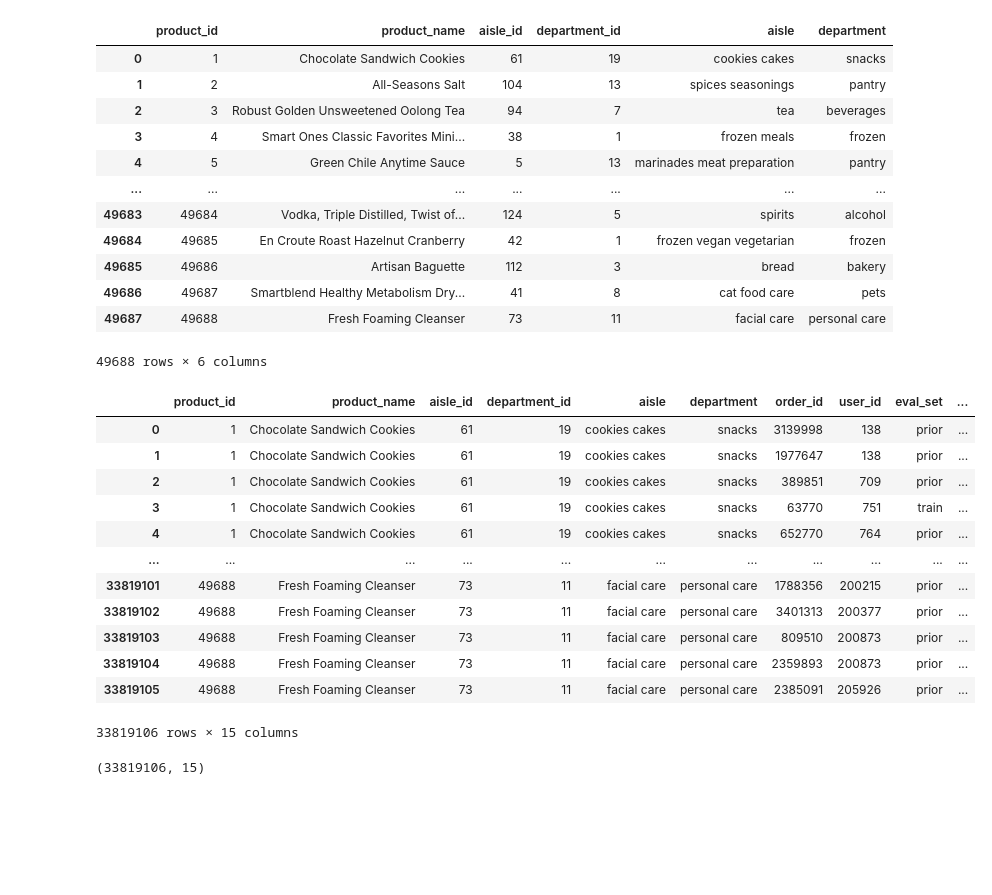
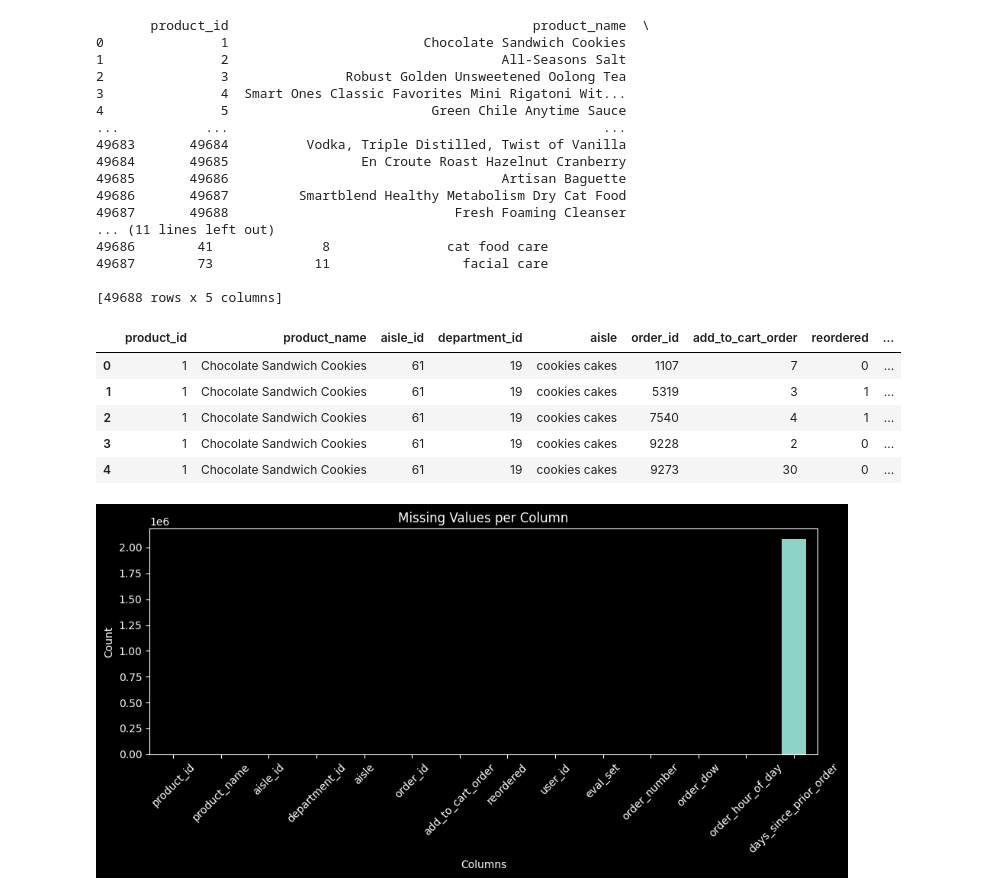
Before and after one commit to frieh7/Fall2025_DS230_Final-project, a Jupyter notebook: main.ipynb, the cells around one changed output. Saved outputs shown, nothing was run; the diff lists cells and outputs as text; code cells hidden in the pictures; blank space fills up the shorter version.

Commit message:
Exploratory Data Analysis

```diff
--- a/main.ipynb
+++ b/main.ipynb
@@ -99,41 +175,47 @@ all_product.head()
 # %%
-X=(products.merge(aisles,on='aisle_id').merge(departments,on='department_id'))
-X
+static_info = pd.merge(products, aisles, on='aisle_id')
+static_into =  pd.merge(static_info, departments, on='department_id')
+print(static_info)
 # %% [output]
-|  | product_id | product_name | aisle_id | department_id | aisle | department |
-| 0 | 1 | Chocolate Sandwich Cookies | 61 | 19 | cookies cakes | snacks |
-| 1 | 2 | All-Seasons Salt | 104 | 13 | spices seasonings | pantry |
-| 2 | 3 | Robust Golden Unsweetened Oolong Tea | 94 | 7 | tea | beverages |
-| 3 | 4 | Smart Ones Classic Favorites Mini... | 38 | 1 | frozen meals | frozen |
-| 4 | 5 | Green Chile Anytime Sauce | 5 | 13 | marinades meat preparation | pantry |
-| ... | ... | ... | ... | ... | ... | ... |
-| 49683 | 49684 | Vodka, Triple Distilled, Twist of... | 124 | 5 | spirits | alcohol |
-| 49684 | 49685 | En Croute Roast Hazelnut Cranberry | 42 | 1 | frozen vegan vegetarian | frozen |
-| 49685 | 49686 | Artisan Baguette | 112 | 3 | bread | bakery |
-| 49686 | 49687 | Smartblend Healthy Metabolism Dry... | 41 | 8 | cat food care | pets |
-| 49687 | 49688 | Fresh Foaming Cleanser | 73 | 11 | facial care | personal care |
-49688 rows × 6 columns
+       product_id                                       product_name  \
+0               1                         Chocolate Sandwich Cookies
+1               2                                   All-Seasons Salt
+2               3               Robust Golden Unsweetened Oolong Tea
+3               4  Smart Ones Classic Favorites Mini Rigatoni Wit...
+4               5                          Green Chile Anytime Sauce
+...           ...                                                ...
+49683       49684          Vodka, Triple Distilled, Twist of Vanilla
+49684       49685                 En Croute Roast Hazelnut Cranberry
+49685       49686                                   Artisan Baguette
+49686       49687         Smartblend Healthy Metabolism Dry Cat Food
+49687       49688                             Fresh Foaming Cleanser
+... (11 lines left out)
+49686        41              8               cat food care
+49687        73             11                 facial care
+
+[49688 rows x 5 columns]
 # %%
-all=\
-orders.merge(all_product,on='order_id')
-all=\
-X.merge(all,on='product_id')
-all
+merged_prior = pd.merge(static_info, order_products__prior, on='product_id')
+merged_prior = pd.merge(merged_prior, orders, on='order_id')
+merged_prior.head()
 # %% [output]
-|  | product_id | product_name | aisle_id | department_id | aisle | department | order_id | user_id | eval_set | ... |
-| 0 | 1 | Chocolate Sandwich Cookies | 61 | 19 | cookies cakes | snacks | 3139998 | 138 | prior | ... |
-| 1 | 1 | Chocolate Sandwich Cookies | 61 | 19 | cookies cakes | snacks | 1977647 | 138 | prior | ... |
-| 2 | 1 | Chocolate Sandwich Cookies | 61 | 19 | cookies cakes | snacks | 389851 | 709 | prior | ... |
-| 3 | 1 | Chocolate Sandwich Cookies | 61 | 19 | cookies cakes | snacks | 63770 | 751 | train | ... |
-| 4 | 1 | Chocolate Sandwich Cookies | 61 | 19 | cookies cakes | snacks | 652770 | 764 | prior | ... |
-| ... | ... | ... | ... | ... | ... | ... | ... | ... | ... | ... |
-| 33819101 | 49688 | Fresh Foaming Cleanser | 73 | 11 | facial care | personal care | 1788356 | 200215 | prior | ... |
-| 33819102 | 49688 | Fresh Foaming Cleanser | 73 | 11 | facial care | personal care | 3401313 | 200377 | prior | ... |
-| 33819103 | 49688 | Fresh Foaming Cleanser | 73 | 11 | facial care | personal care | 809510 | 200873 | prior | ... |
-| 33819104 | 49688 | Fresh Foaming Cleanser | 73 | 11 | facial care | personal care | 2359893 | 200873 | prior | ... |
-| 33819105 | 49688 | Fresh Foaming Cleanser | 73 | 11 | facial care | personal care | 2385091 | 205926 | prior | ... |
+|  | product_id | product_name | aisle_id | department_id | aisle | order_id | add_to_cart_order | reordered | ... |
+| 0 | 1 | Chocolate Sandwich Cookies | 61 | 19 | cookies cakes | 1107 | 7 | 0 | ... |
+| 1 | 1 | Chocolate Sandwich Cookies | 61 | 19 | cookies cakes | 5319 | 3 | 1 | ... |
+| 2 | 1 | Chocolate Sandwich Cookies | 61 | 19 | cookies cakes | 7540 | 4 | 1 | ... |
+| 3 | 1 | Chocolate Sandwich Cookies | 61 | 19 | cookies cakes | 9228 | 2 | 0 | ... |
+| 4 | 1 | Chocolate Sandwich Cookies | 61 | 19 | cookies cakes | 9273 | 30 | 0 | ... |
-33819106 rows × 15 columns
-# %%
-all.shape
-# %% [output]
-(33819106, 15)
+# %%
+#Missing value analysis and visualization
+import matplotlib.pyplot as plt
+missing_count = merged_prior.isna().sum()
+plt.figure(figsize = (10,5))
+missing_count.plot(kind='bar')
+plt.title("Missing Values per Column")
+plt.ylabel("Count")
+plt.xlabel("Columns")
+plt.xticks(rotation=45)
+plt.tight_layout()
+plt.show()
+# %% [output]
+[figure, added]
```
Also changed, not shown: parts of 10 cells of this notebook.
